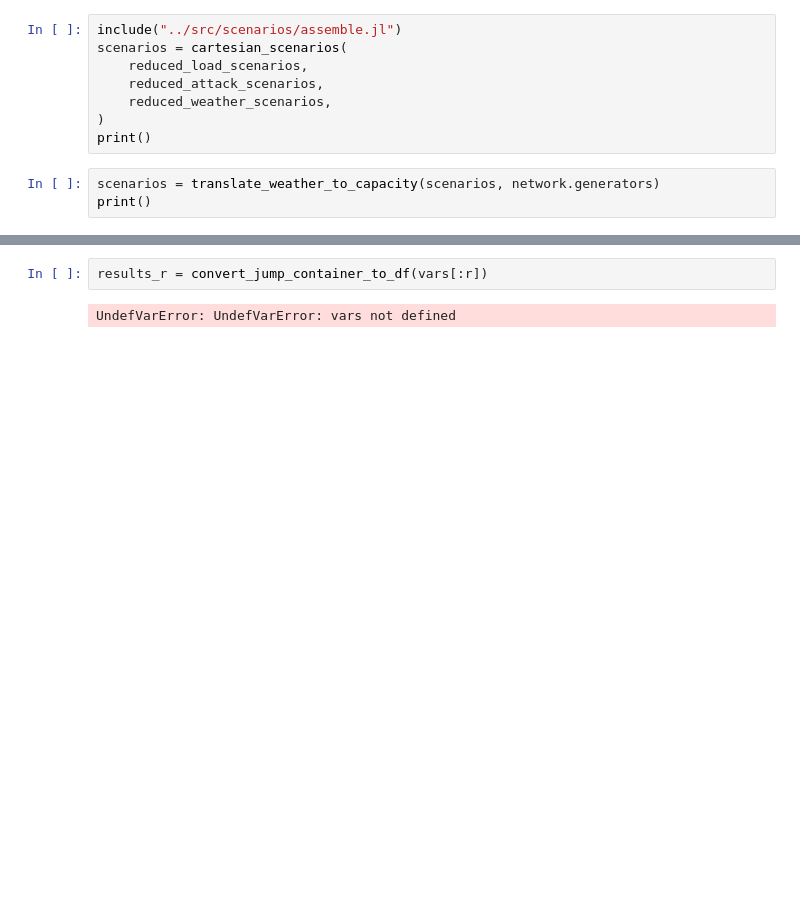
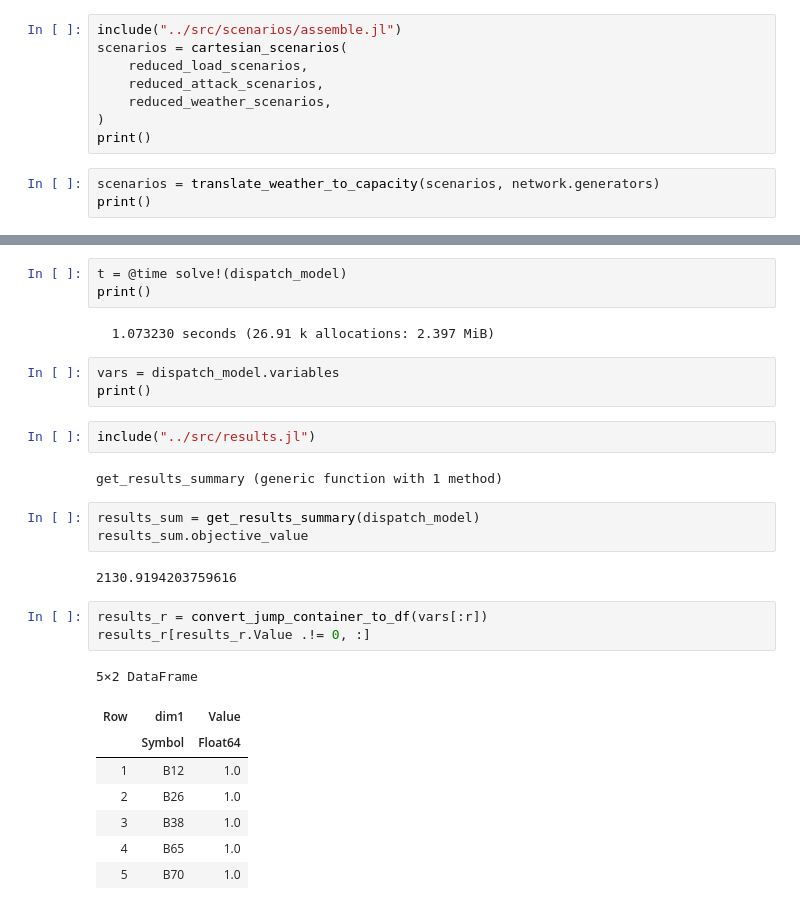
Before and after one commit to mogottsch/amo-team-project, a Jupyter notebook: notebooks/sketch.ipynb, the cells around one changed output, grey strips where cells are left out. Drawn from its saved outputs; the diff is of its cells as text; blank space fills up the shorter version.

```diff
--- a/notebooks/sketch.ipynb
+++ b/notebooks/sketch.ipynb
@@ -98,7 +85,32 @@ OPTIMAL::TerminationStatusCode = 1
+# %%
+t = @time solve!(dispatch_model)
+print()
+# %% [output]
+  1.073230 seconds (26.91 k allocations: 2.397 MiB)
+# %%
+vars = dispatch_model.variables
+print()
+# %%
+include("../src/results.jl")
+# %% [output]
+get_results_summary (generic function with 1 method)
+# %%
+results_sum = get_results_summary(dispatch_model)
+results_sum.objective_value
+# %% [output]
+2130.9194203759616
 # %%
 results_r = convert_jump_container_to_df(vars[:r])
+results_r[results_r.Value .!= 0, :]
 # %% [output]
-UndefVarError: UndefVarError: vars not defined
+5×2 DataFrame
+| Row | dim1 | Value |
+|  | Symbol | Float64 |
+| 1 | B12 | 1.0 |
+| 2 | B26 | 1.0 |
+| 3 | B38 | 1.0 |
+| 4 | B65 | 1.0 |
+| 5 | B70 | 1.0 |
 # %%
 p_results = reformat_2d_df(convert_jump_container_to_df(vars[:P]))
 # %% [output]
```
Also changed, not shown: parts of 26 cells of this notebook, 9 other files.
